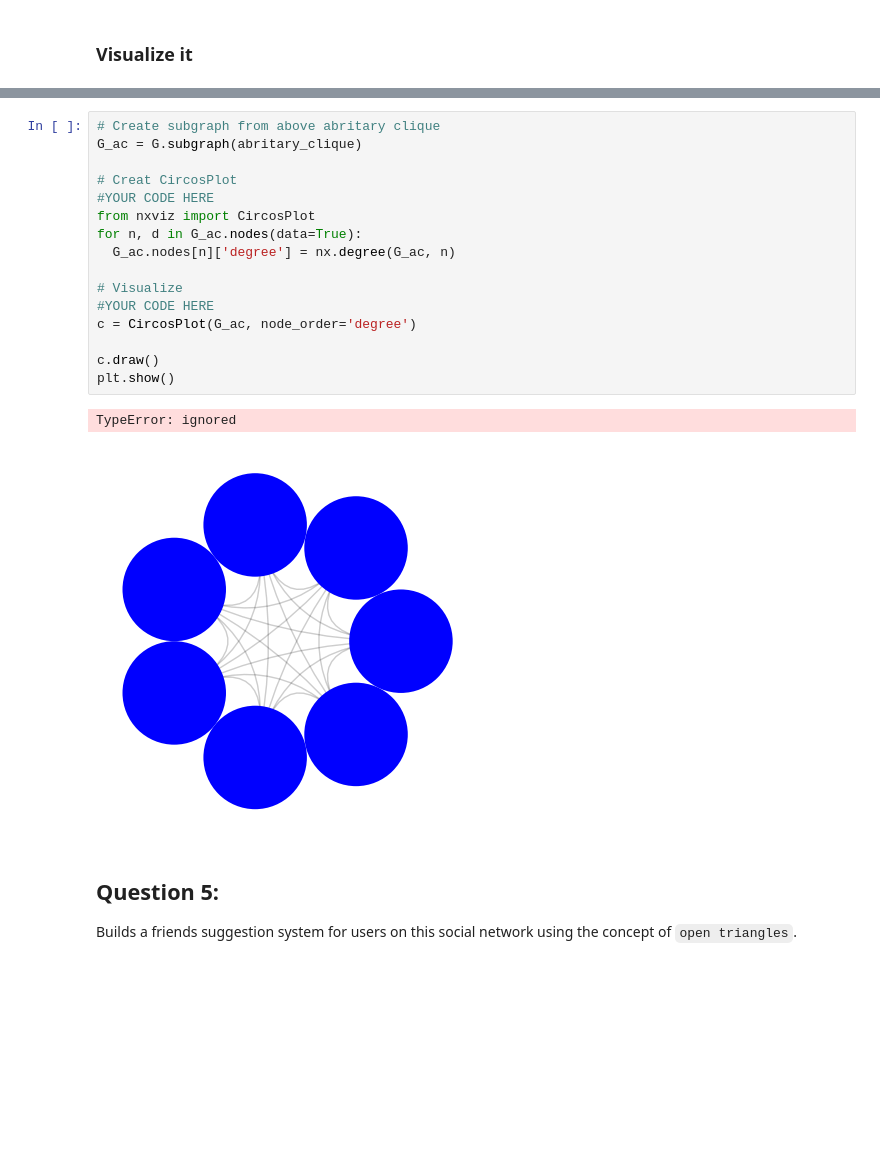
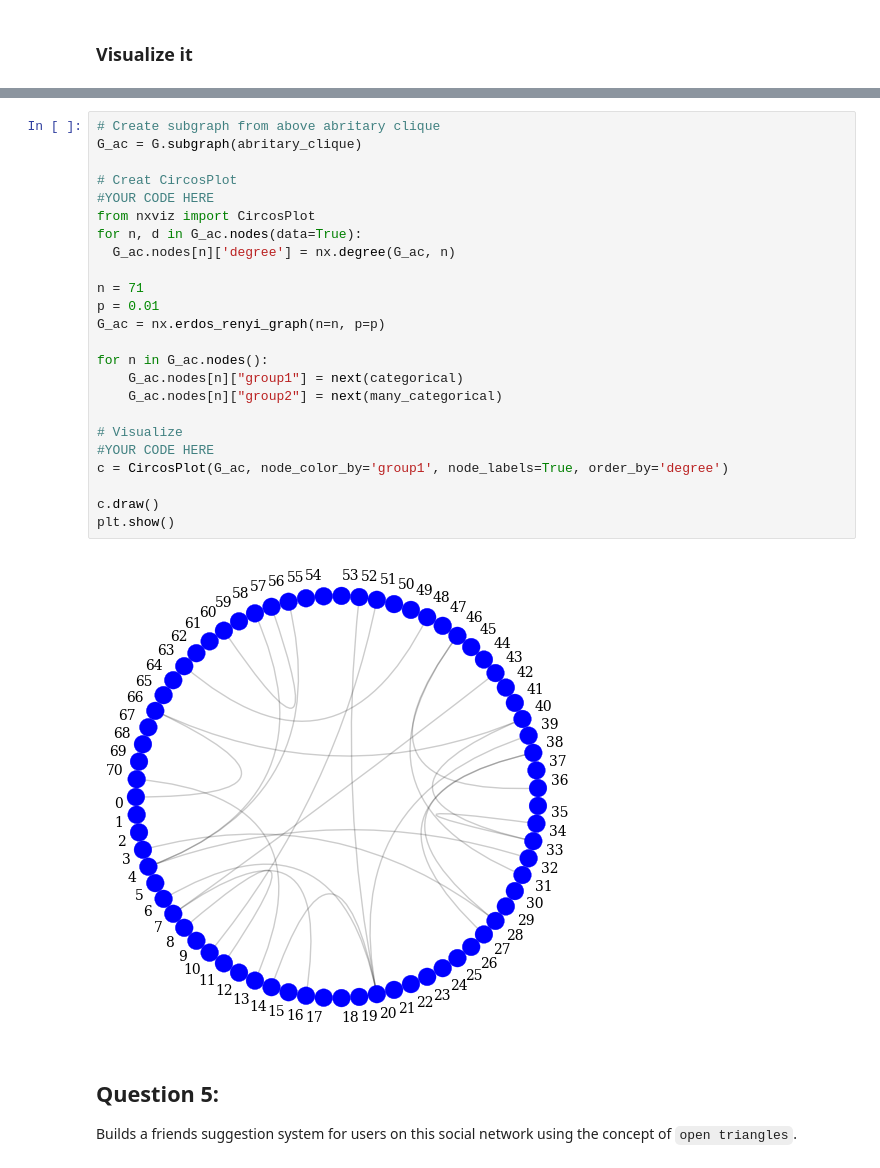
Before and after one commit to Kowalski31/Social_Network_Analysis, a Jupyter notebook: 19120689_lab_01.ipynb, the cells around one changed output, grey strips where cells are left out. Drawn from its saved outputs; the diff is of its cells as text; blank space fills up the shorter version.

Commit message:
change nxviz version to run CircotPlot function

```diff
--- a/19120689_lab_01.ipynb
+++ b/19120689_lab_01.ipynb
@@ -244,22 +295,29 @@ print(abritary_clique)
 # %%
 # Create subgraph from above abritary clique
 G_ac = G.subgraph(abritary_clique)
 
 # Creat CircosPlot
 #YOUR CODE HERE
 from nxviz import CircosPlot
 for n, d in G_ac.nodes(data=True):
   G_ac.nodes[n]['degree'] = nx.degree(G_ac, n)
 
+n = 71
+p = 0.01
+G_ac = nx.erdos_renyi_graph(n=n, p=p)
+
+for n in G_ac.nodes():
+    G_ac.nodes[n]["group1"] = next(categorical)
+    G_ac.nodes[n]["group2"] = next(many_categorical)
+
 # Visualize
 #YOUR CODE HERE
-c = CircosPlot(G_ac, node_order='degree')
+c = CircosPlot(G_ac, node_color_by='group1', node_labels=True, order_by='degree')
 
 c.draw()
 plt.show()
 # %% [output]
-TypeError: ignored
-[figure, old version]
+[figure, new version]
 # %% [markdown]
 ## Question 5:
 Builds a friends suggestion system for users on this social network using the concept of `open triangles`.
```
Also changed, not shown: parts of 4 cells of this notebook.
